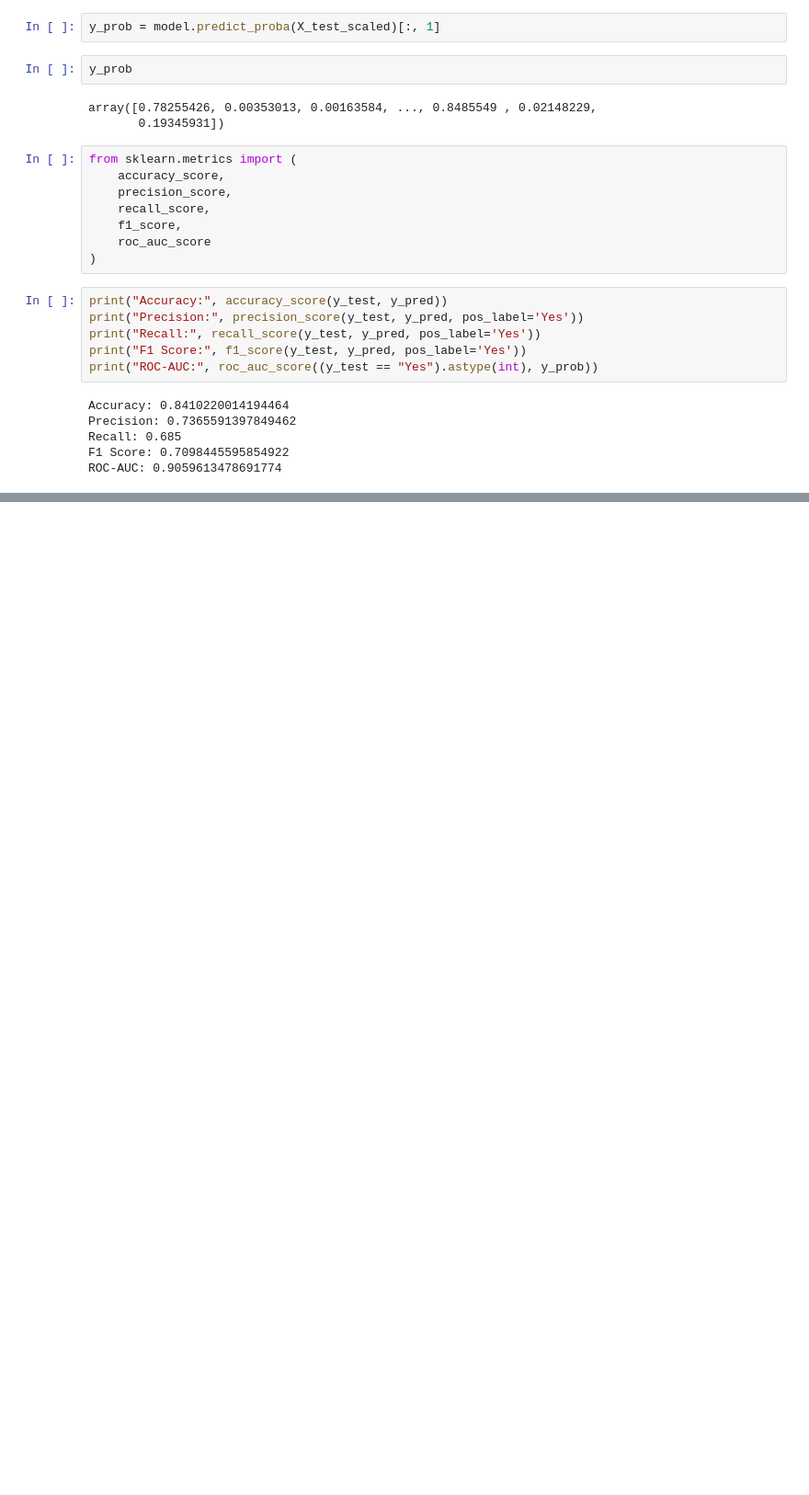
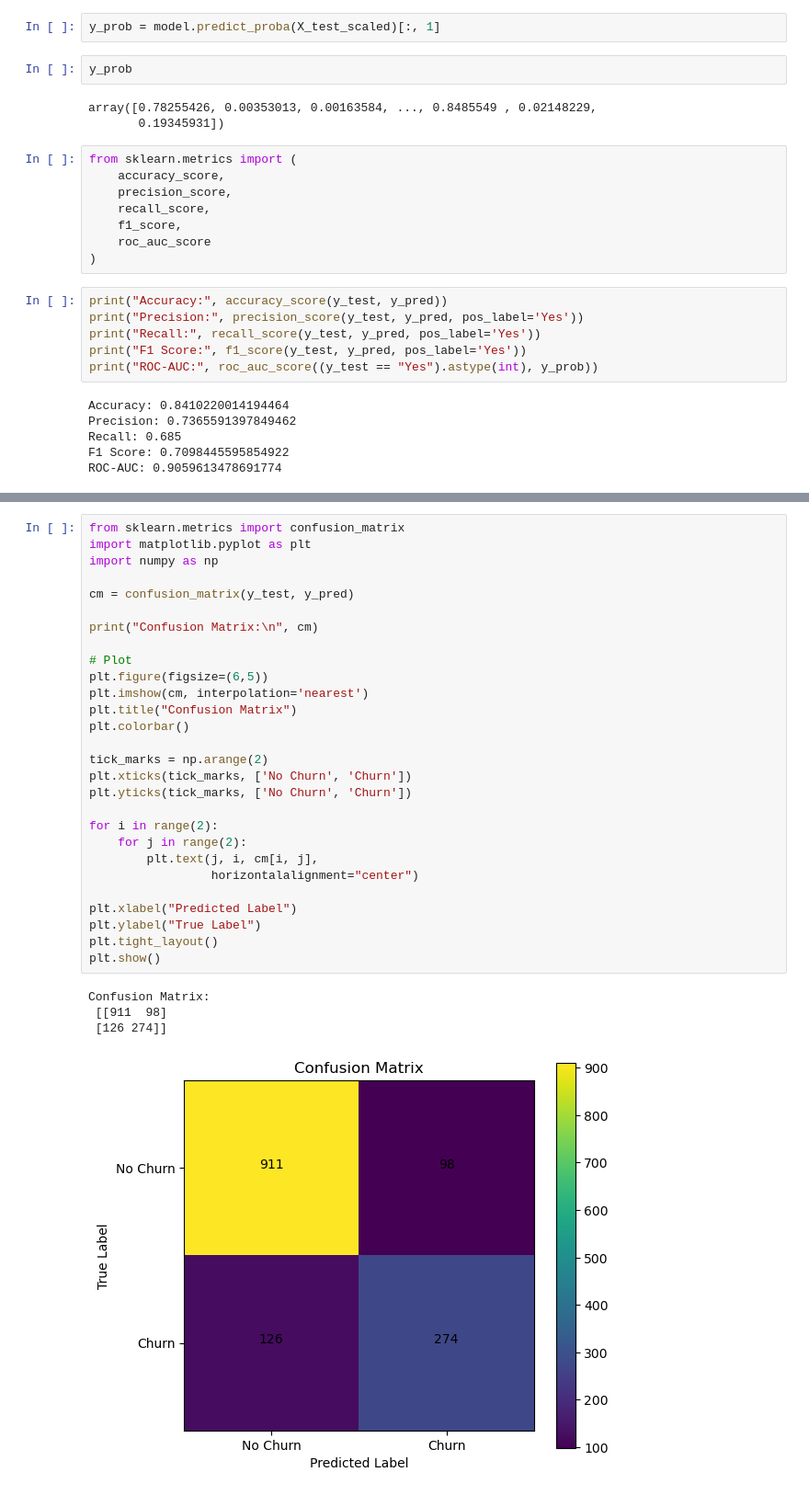
Before and after one commit to Parth2632/churn-prediction, a Jupyter notebook: churn_prediction.ipynb, the cells around one changed output, grey strips where cells are left out. Shown at 92% size. Cells and saved outputs as stored; diff of their text form; blank space fills up the shorter version.

Commit message:
added matrix again

```diff
--- a/churn_prediction.ipynb
+++ b/churn_prediction.ipynb
@@ -462,0 +421,33 @@ plt.show()
+# %%
+from sklearn.metrics import confusion_matrix
+import matplotlib.pyplot as plt
+import numpy as np
+
+cm = confusion_matrix(y_test, y_pred)
+
+print("Confusion Matrix:\n", cm)
+
+# Plot
+plt.figure(figsize=(6,5))
+plt.imshow(cm, interpolation='nearest')
+plt.title("Confusion Matrix")
+plt.colorbar()
+
+tick_marks = np.arange(2)
+plt.xticks(tick_marks, ['No Churn', 'Churn'])
+plt.yticks(tick_marks, ['No Churn', 'Churn'])
+
+for i in range(2):
+    for j in range(2):
+        plt.text(j, i, cm[i, j],
+                 horizontalalignment="center")
+
+plt.xlabel("Predicted Label")
+plt.ylabel("True Label")
+plt.tight_layout()
+plt.show()
+# %% [output]
+Confusion Matrix:
+ [[911  98]
+ [126 274]]
+[figure, added]
```
Also changed, not shown: parts of 2 cells of this notebook.
